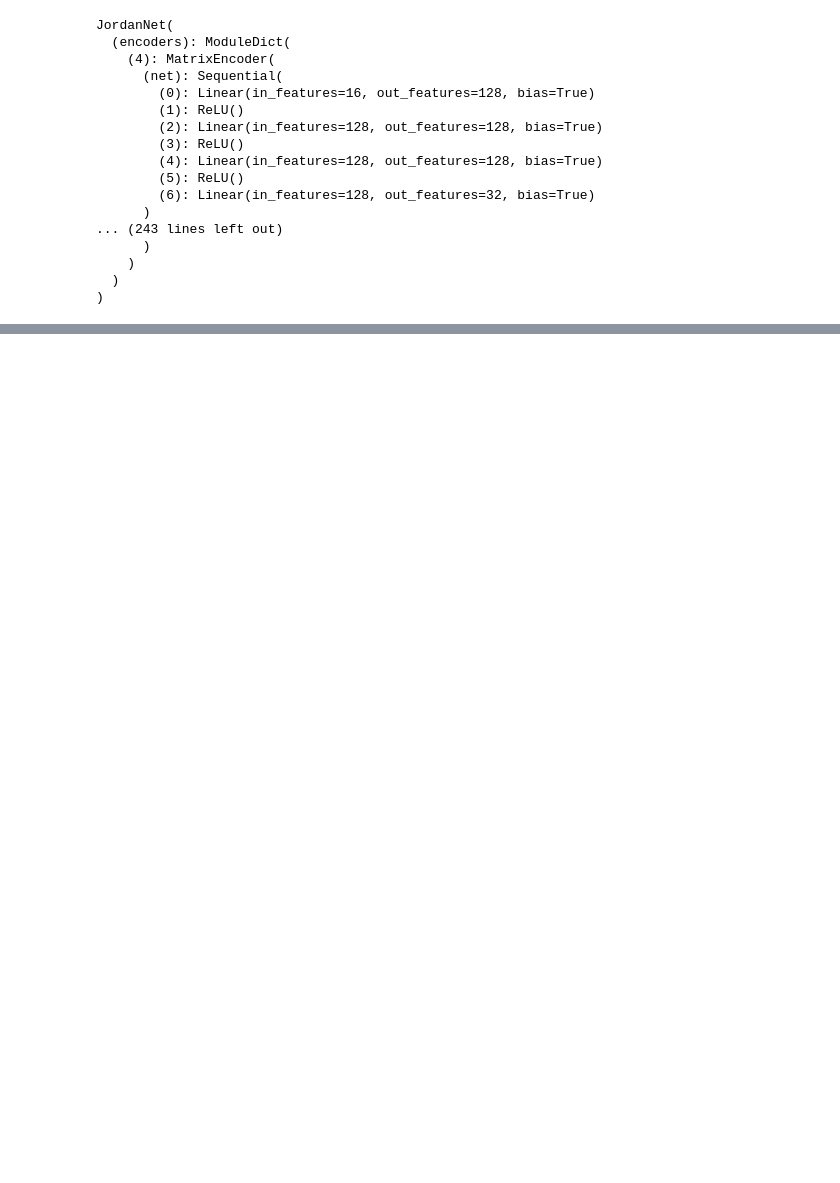
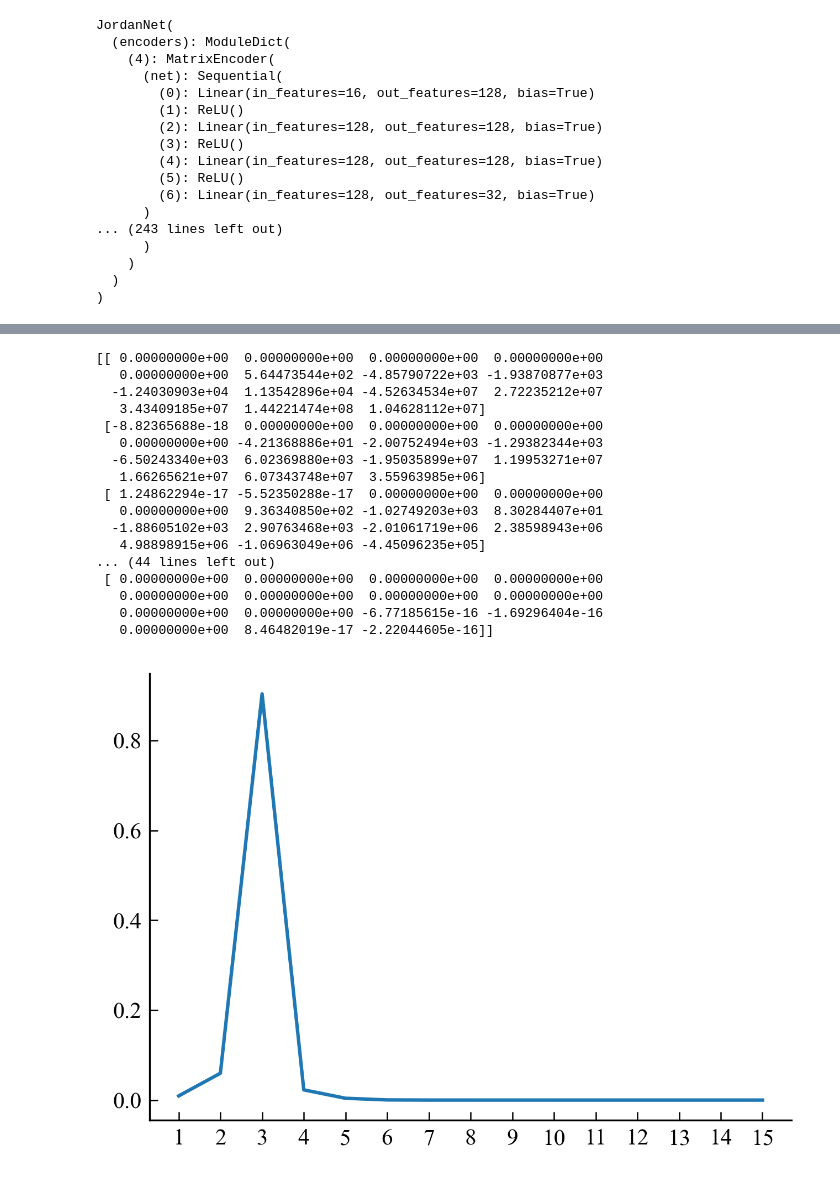
Before and after one commit to Michozord/Jordan_Transformer, a Jupyter notebook: sandbox/jordan8_pert.ipynb, the cells around one changed output, grey strips where cells are left out. Drawn from its saved outputs; the diff is of its cells as text; code cells hidden in the pictures; blank space fills up the shorter version.

```diff
--- a/sandbox/jordan8_pert.ipynb
+++ b/sandbox/jordan8_pert.ipynb
@@ -79,0 +138,49 @@ plt.show()
+# %%
+d=15
+superdiag = get_superdiagonal(8, d)
+J = np.diag(superdiag, k=1)
+
+E = np.zeros((d,d))
+E[:5,5:10] = np.random.randn(5,5)/np.sqrt(5)
+E[5:10, 10:] = np.random.randn(5,5)/np.sqrt(5)
+
+A = np.zeros((d,d))
+A[:5, :5] = np.random.randn(5,5)/np.sqrt(5)
+A[5:10, 5:10] = np.random.randn(5,5)/np.sqrt(5)
+A[10:, 10:] = np.random.randn(5,5)/np.sqrt(5)
+
+
+h = 1e-3
+A_0 = np.linalg.solve(E - h*A, E + h * A) + np.eye(d) # + 1e-6 * np.random.randn(d,d)/np.sqrt(d)
+
+print(A_0)
+
+features = [per_power_features(A_0)]
+features = torch.tensor(features, dtype=torch.float32)
+logits = model(d, features)
+probs = torch.softmax(logits, dim=-1)
+
+plt.plot(probs.detach().numpy()[0])
+
+plt.xticks(ticks=range(d), labels=range(1, d+1))
+
+plt.show()
+# %% [output]
+[[ 0.00000000e+00  0.00000000e+00  0.00000000e+00  0.00000000e+00
+   0.00000000e+00  5.64473544e+02 -4.85790722e+03 -1.93870877e+03
+  -1.24030903e+04  1.13542896e+04 -4.52634534e+07  2.72235212e+07
+   3.43409185e+07  1.44221474e+08  1.04628112e+07]
+ [-8.82365688e-18  0.00000000e+00  0.00000000e+00  0.00000000e+00
+   0.00000000e+00 -4.21368886e+01 -2.00752494e+03 -1.29382344e+03
+  -6.50243340e+03  6.02369880e+03 -1.95035899e+07  1.19953271e+07
+   1.66265621e+07  6.07343748e+07  3.55963985e+06]
+ [ 1.24862294e-17 -5.52350288e-17  0.00000000e+00  0.00000000e+00
+   0.00000000e+00  9.36340850e+02 -1.02749203e+03  8.30284407e+01
+  -1.88605102e+03  2.90763468e+03 -2.01061719e+06  2.38598943e+06
+   4.98898915e+06 -1.06963049e+06 -4.45096235e+05]
+... (44 lines left out)
+ [ 0.00000000e+00  0.00000000e+00  0.00000000e+00  0.00000000e+00
+   0.00000000e+00  0.00000000e+00  0.00000000e+00  0.00000000e+00
+   0.00000000e+00  0.00000000e+00 -6.77185615e-16 -1.69296404e-16
+   0.00000000e+00  8.46482019e-17 -2.22044605e-16]]
+[figure, added]
```
Also changed, not shown: parts of 10 cells of this notebook, 34 other files.
